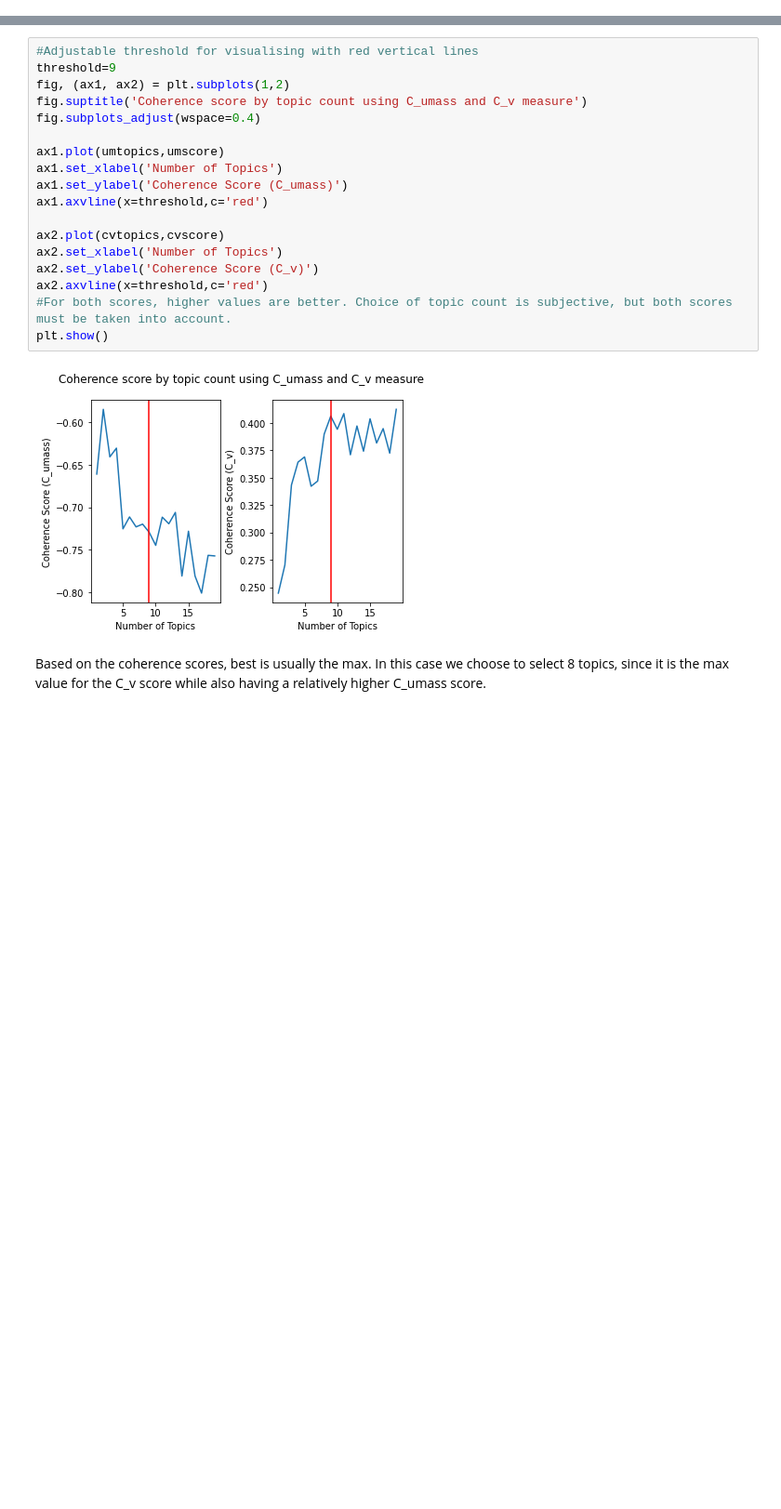
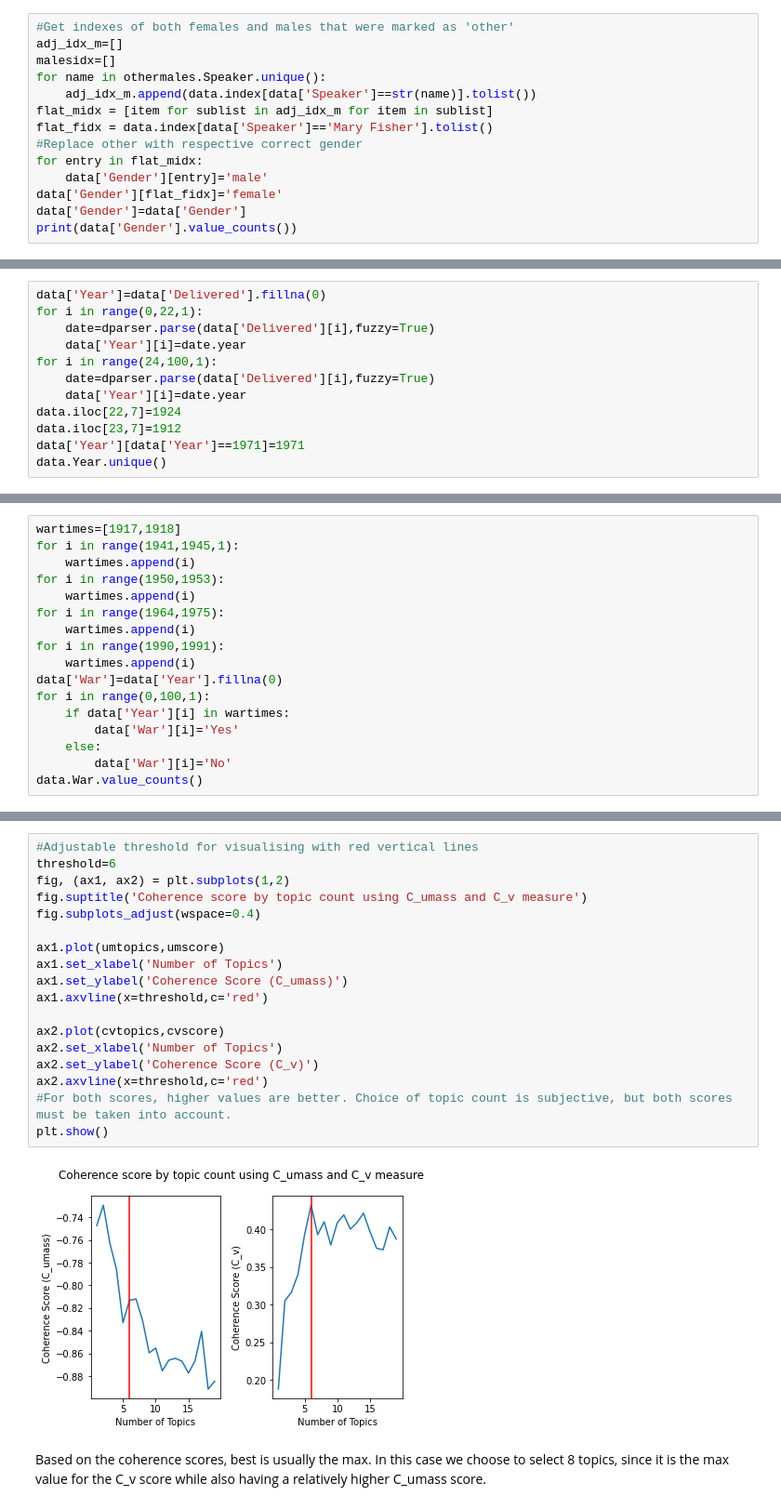
Before and after one commit to QuArtzX20/MDA_Speeches, a Jupyter notebook: Topic_Analysis_with_SpaCy.ipynb, the cells around one changed output, grey strips where cells are left out. Shown: that part at 93% size. Saved outputs shown, nothing was run; the diff lists cells and outputs as text; blank space fills up the shorter version.

Commit message:
Dates and gender + formatting

```diff
--- a/Topic_Analysis_with_SpaCy.ipynb
+++ b/Topic_Analysis_with_SpaCy.ipynb
@@ -19,0 +79,14 @@ data.head()
+# %%
+#Get indexes of both females and males that were marked as 'other'
+adj_idx_m=[]
+malesidx=[]
+for name in othermales.Speaker.unique():
+    adj_idx_m.append(data.index[data['Speaker']==str(name)].tolist())
+flat_midx = [item for sublist in adj_idx_m for item in sublist]
+flat_fidx = data.index[data['Speaker']=='Mary Fisher'].tolist()
+#Replace other with respective correct gender
+for entry in flat_midx:
+    data['Gender'][entry]='male'
+data['Gender'][flat_fidx]='female'
+data['Gender']=data['Gender']
+print(data['Gender'].value_counts())
@@ -19,0 +102,12 @@ data.head()
+# %%
+data['Year']=data['Delivered'].fillna(0)
+for i in range(0,22,1):
+    date=dparser.parse(data['Delivered'][i],fuzzy=True)
+    data['Year'][i]=date.year
+for i in range(24,100,1):
+    date=dparser.parse(data['Delivered'][i],fuzzy=True)
+    data['Year'][i]=date.year
+data.iloc[22,7]=1924
+data.iloc[23,7]=1912
+data['Year'][data['Year']==1971]=1971
+data.Year.unique()
@@ -19,0 +121,17 @@ data.head()
+# %%
+wartimes=[1917,1918]
+for i in range(1941,1945,1):
+    wartimes.append(i)
+for i in range(1950,1953):
+    wartimes.append(i)
+for i in range(1964,1975):
+    wartimes.append(i)
+for i in range(1990,1991):
+    wartimes.append(i)
+data['War']=data['Year'].fillna(0)
+for i in range(0,100,1):
+    if data['Year'][i] in wartimes:
+        data['War'][i]='Yes'
+    else:
+        data['War'][i]='No'
+data.War.value_counts()
@@ -98,23 +238,23 @@ for i in range (1,20,1):
 # %%
 #Adjustable threshold for visualising with red vertical lines
-threshold=9
+threshold=6
 fig, (ax1, ax2) = plt.subplots(1,2)
 fig.suptitle('Coherence score by topic count using C_umass and C_v measure')
 fig.subplots_adjust(wspace=0.4)
 
 ax1.plot(umtopics,umscore)
 ax1.set_xlabel('Number of Topics')
 ax1.set_ylabel('Coherence Score (C_umass)')
 ax1.axvline(x=threshold,c='red')
 
 ax2.plot(cvtopics,cvscore)
 ax2.set_xlabel('Number of Topics')
 ax2.set_ylabel('Coherence Score (C_v)')
 ax2.axvline(x=threshold,c='red')
 #For both scores, higher values are better. Choice of topic count is subjective, but both scores must be taken into account.
 plt.show()
 # %% [output]
-[figure, old version]
+[figure, new version]
 # %% [markdown]
 Based on the coherence scores, best is usually the max. In this case we choose to select 8 topics, since it is the max value for the C_v score while also having a relatively higher C_umass score.
 # %%
```
Also changed, not shown: parts of 25 cells of this notebook.
